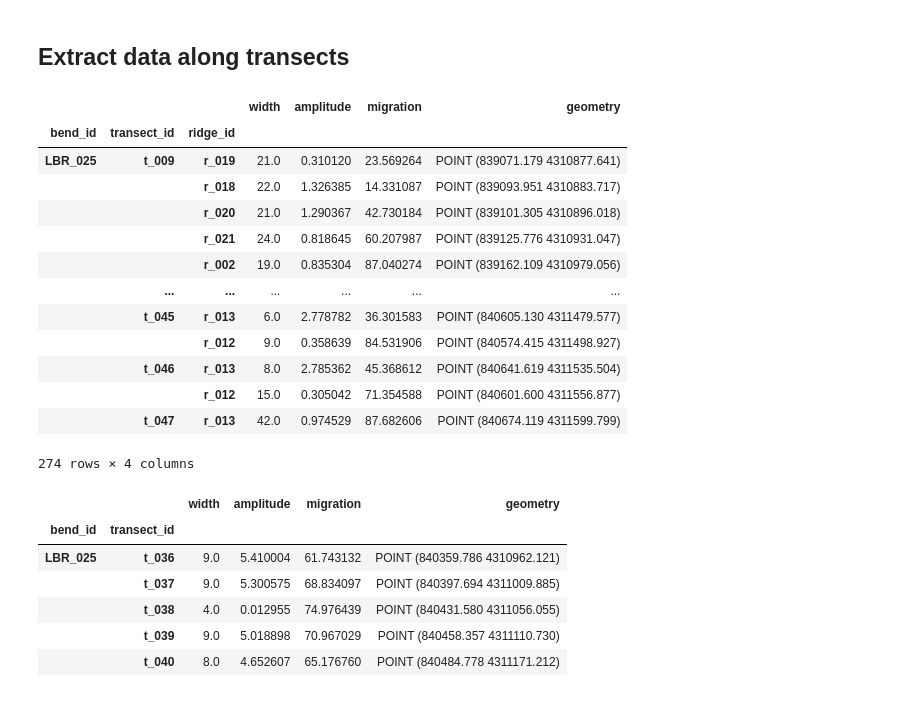
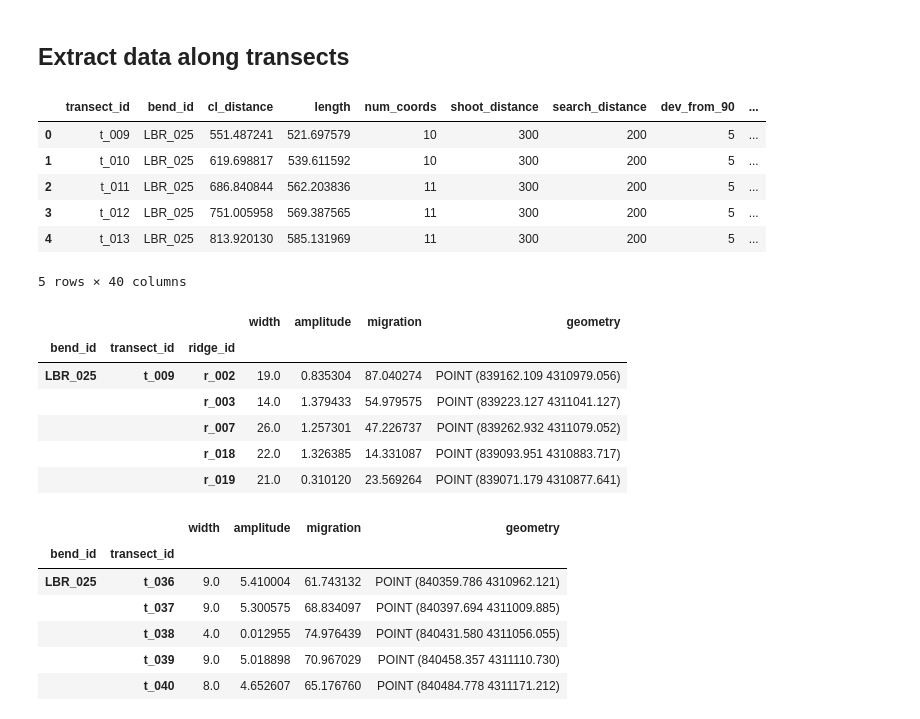
Before and after one commit to tamu-edu/scrollstats, a Jupyter notebook: RidgeMetricDevelopment.ipynb, the cells around one changed output. Cells and saved outputs as stored; diff of their text form; code cells hidden in the pictures.

Commit message:
new function for ridge metrics

```diff
--- a/RidgeMetricDevelopment.ipynb
+++ b/RidgeMetricDevelopment.ipynb
@@ -55,25 +55,26 @@ Steps:
 # %% [markdown]
 ## Extract data along transects
 # %%
-bde = BendDataExtractor(transects, bin_raster, dem, ridges)
-rich_transects = bde.rich_transects
-itx = bde.itx_metrics
-itx
+rich_transects, itx = calculate_ridge_metrics(transects, bin_raster, dem, ridges)
+rich_transects.head()
 # %% [output]
-|  |  |  | width | amplitude | migration | geometry |
-| bend_id | transect_id | ridge_id |  |  |  |  |
-| LBR_025 | t_009 | r_019 | 21.0 | 0.310120 | 23.569264 | POINT (839071.179 4310877.641) |
-|  |  | r_018 | 22.0 | 1.326385 | 14.331087 | POINT (839093.951 4310883.717) |
-|  |  | r_020 | 21.0 | 1.290367 | 42.730184 | POINT (839101.305 4310896.018) |
-|  |  | r_021 | 24.0 | 0.818645 | 60.207987 | POINT (839125.776 4310931.047) |
-|  |  | r_002 | 19.0 | 0.835304 | 87.040274 | POINT (839162.109 4310979.056) |
-|  | ... | ... | ... | ... | ... | ... |
-|  | t_045 | r_013 | 6.0 | 2.778782 | 36.301583 | POINT (840605.130 4311479.577) |
-|  |  | r_012 | 9.0 | 0.358639 | 84.531906 | POINT (840574.415 4311498.927) |
-|  | t_046 | r_013 | 8.0 | 2.785362 | 45.368612 | POINT (840641.619 4311535.504) |
-|  |  | r_012 | 15.0 | 0.305042 | 71.354588 | POINT (840601.600 4311556.877) |
-|  | t_047 | r_013 | 42.0 | 0.974529 | 87.682606 | POINT (840674.119 4311599.799) |
+|  | transect_id | bend_id | cl_distance | length | num_coords | shoot_distance | search_distance | dev_from_90 | ... |
+| 0 | t_009 | LBR_025 | 551.487241 | 521.697579 | 10 | 300 | 200 | 5 | ... |
+| 1 | t_010 | LBR_025 | 619.698817 | 539.611592 | 10 | 300 | 200 | 5 | ... |
+| 2 | t_011 | LBR_025 | 686.840844 | 562.203836 | 11 | 300 | 200 | 5 | ... |
+| 3 | t_012 | LBR_025 | 751.005958 | 569.387565 | 11 | 300 | 200 | 5 | ... |
+| 4 | t_013 | LBR_025 | 813.920130 | 585.131969 | 11 | 300 | 200 | 5 | ... |
-274 rows × 4 columns
+5 rows × 40 columns
+# %%
+itx.head()
+# %% [output]
+|  |  |  | width | amplitude | migration | geometry |
+| bend_id | transect_id | ridge_id |  |  |  |  |
+| LBR_025 | t_009 | r_002 | 19.0 | 0.835304 | 87.040274 | POINT (839162.109 4310979.056) |
+|  |  | r_003 | 14.0 | 1.379433 | 54.979575 | POINT (839223.127 4311041.127) |
+|  |  | r_007 | 26.0 | 1.257301 | 47.226737 | POINT (839262.932 4311079.052) |
+|  |  | r_018 | 22.0 | 1.326385 | 14.331087 | POINT (839093.951 4310883.717) |
+|  |  | r_019 | 21.0 | 0.310120 | 23.569264 | POINT (839071.179 4310877.641) |
 # %%
 itx.xs("r_011", level="ridge_id")
 # %% [output]
```
Also changed, not shown: parts of 1 cell of this notebook.
